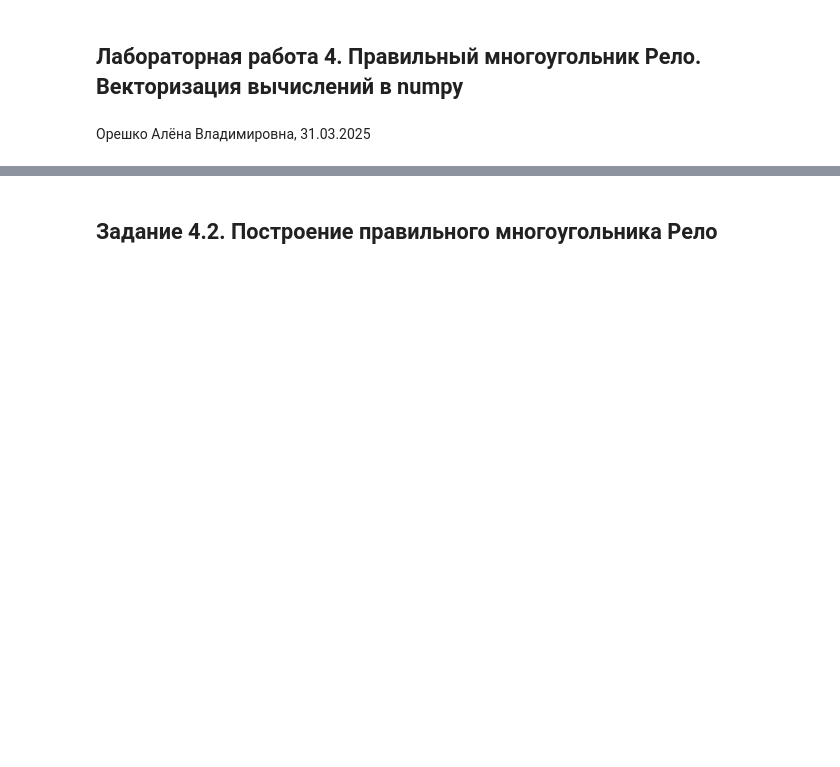
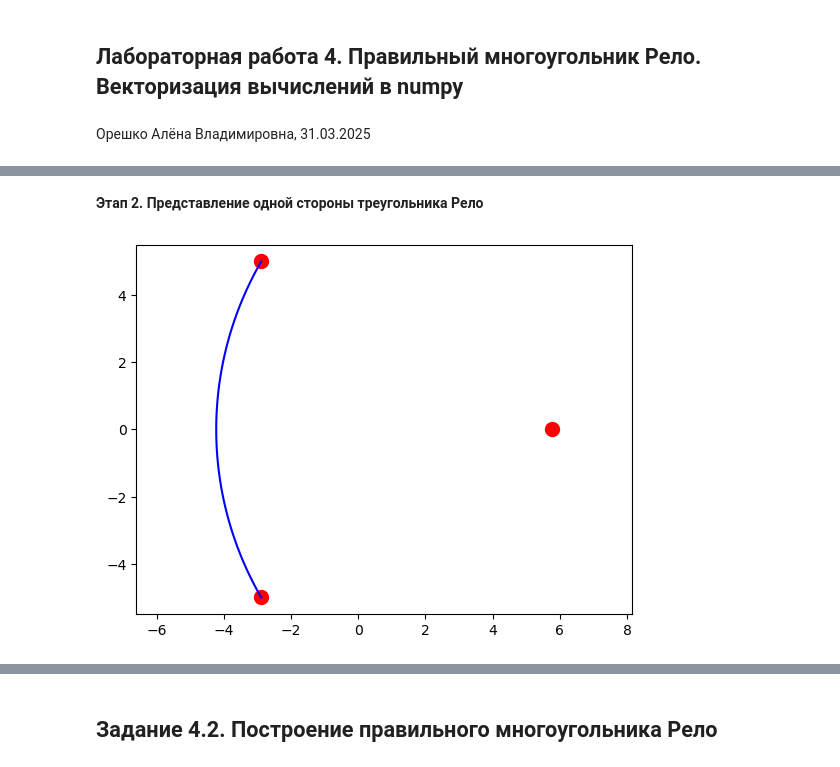
Before and after one commit to allionsik/km, a Jupyter notebook: КМ2_ЛБ04_Орешко.ipynb, the cells around one changed output, grey strips where cells are left out. Drawn from its saved outputs; the diff is of its cells as text; code cells hidden in the pictures; blank space fills up the shorter version.

```diff
--- a/КМ2_ЛБ04_Орешко.ipynb
+++ b/КМ2_ЛБ04_Орешко.ipynb
@@ -4,0 +31,13 @@
+# %% [markdown]
+**Этап 2. Представление одной стороны треугольника Рело**
+# %%
+alpha = 2*np.pi/n
+beta = alpha/2
+angle = np.linspace(-beta/2, beta/2, N)
+side0 = vertices[0] + r*np.transpose([np.cos(angle + np.pi),
+ np.sin(angle + np.pi)])
+plt.plot(vertices[:,0],vertices[:,1],'r.',markersize=20)
+plt.plot(side0[:,0],side0[:,1],'b-',markersize=20)
+plt.axis('equal');
+# %% [output]
+[figure, added]
```
Also changed, not shown: parts of 15 cells of this notebook.
